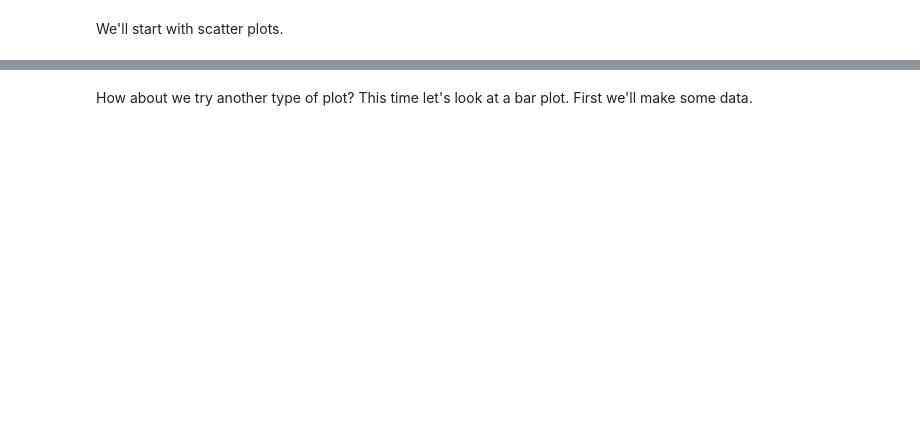
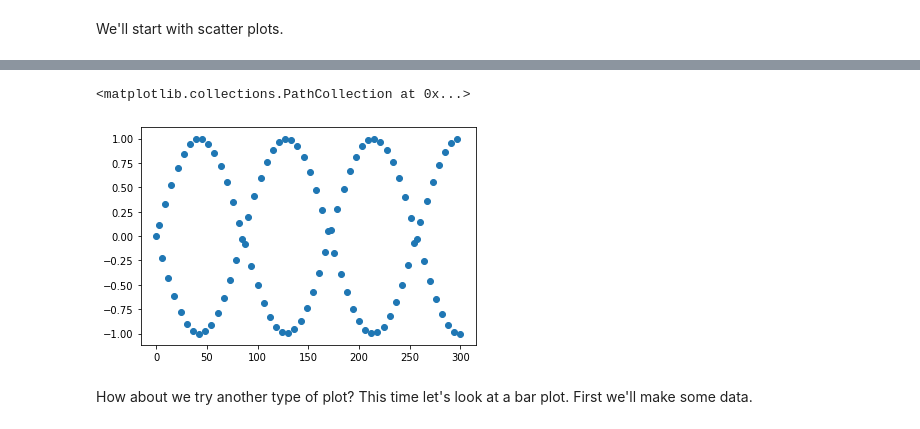
Before and after one commit to elimarmacena/ml-ds-zero2master, a Jupyter notebook: data_project/matplotlib-exercises.ipynb, the cells around one changed output, grey strips where cells are left out. Saved outputs shown, nothing was run; the diff lists cells and outputs as text; code cells hidden in the pictures; blank space fills up the shorter version.

```diff
--- a/data_project/matplotlib-exercises.ipynb
+++ b/data_project/matplotlib-exercises.ipynb
@@ -89,5 +119,10 @@ We'll start with scatter plots.
 # %%
 # Create a scatter plot of X versus np.sin(X)
+fig,axs = plt.subplots()
+axs.scatter(x,np.sin(x))
+# %% [output]
+<matplotlib.collections.PathCollection at 0x...>
+[figure, added]
 # %% [markdown]
 How about we try another type of plot? This time let's look at a bar plot. First we'll make some data.
 # %%
```
Also changed, not shown: parts of 34 cells of this notebook, 2 other files.
